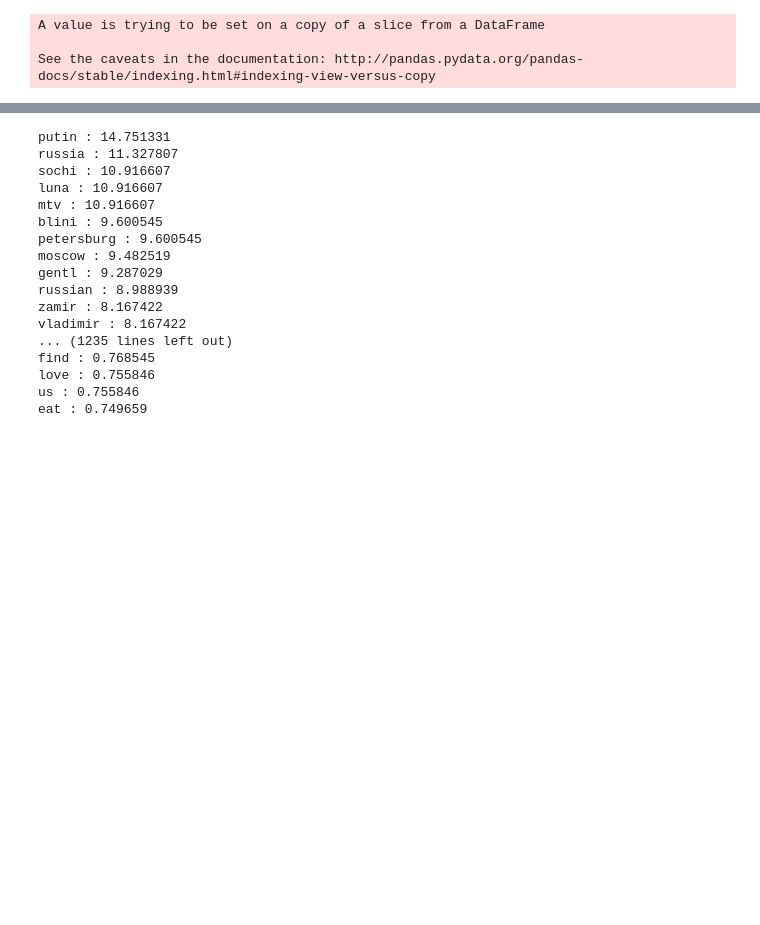
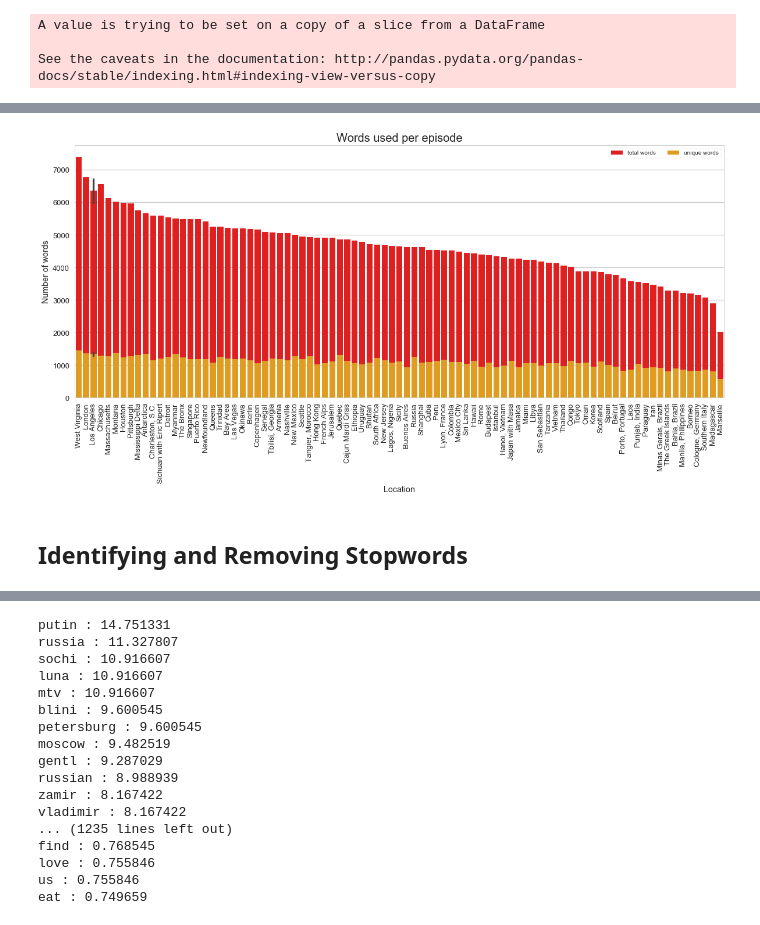
Before and after one commit to katherinechandler/puk_nlp, a Jupyter notebook: parts_unknown_initial_exploration.ipynb, the cells around one changed output, grey strips where cells are left out. Cells and saved outputs as stored; diff of their text form; code cells hidden in the pictures; blank space fills up the shorter version.

```diff
--- a/parts_unknown_initial_exploration.ipynb
+++ b/parts_unknown_initial_exploration.ipynb
@@ -296,2 +186,0 @@ def stemmer():
-# %%
-r_vocab, global_vocab = stemmer()
@@ -379,0 +257,4 @@ realli   1014
+# %%
+# started with the standard nltk.word_tokenize tokenizer
+
+r_vocab, global_vocab = tokenizer_stemmer(nltk.word_tokenize)
@@ -379,0 +265,14 @@ realli   1014
+# %%
+# set up list of tuples of episode, number of words, and unique number of words
+
+words_episode = []
+for episode in r_vocab.keys():
+    words_episode.append((episode, len(r_vocab[episode]), len(set(r_vocab[episode]))))
+
+# add tuples to DF and merge location name from 'episode_locations' data frame
+episode_vocab_count = pd.DataFrame.from_records(words_episode)
+episode_vocab_count.columns = ['episodeID', 'vocab_count', 'unique_vocab_count']
+episode_vocab_count = episode_vocab_count.merge(episode_locations, on='episodeID', how='left')
+episode_vocab_count = episode_vocab_count[['air_date','episodeID', 'episode_location', 'vocab_count', 'unique_vocab_count']]
+# %%
+episode_vocab_count.air_date = pd.to_datetime(episode_vocab_count.air_date)
@@ -379,0 +299,30 @@ realli   1014
+# %%
+import seaborn as sns
+
+sns.set_context(context='talk', font_scale=1)
+fig, ax = plt.subplots(1, 1, figsize=(20,8))
+sns.set(style="whitegrid")
+
+#plot total words per episode
+sns.barplot(x="episode_location", y="vocab_count",
+            data=episode_vocab_count.sort_values('vocab_count', axis=0, ascending=False),
+            color="red",
+            label='total words')
+
+#plot unique words per episode
+sns.barplot(x="episode_location", y="unique_vocab_count",
+            data=episode_vocab_count.sort_values('vocab_count', axis=0, ascending=False),
+            color="orange",
+            label='unique words')
+
+plt.setp(ax.get_xticklabels(), rotation=90)
+ax.legend(ncol=2, loc="upper right", frameon=True)
+plt.title('Words used per episode', fontsize=20)
+plt.ylabel('Number of words')
+plt.xlabel('Location')
+
+plt.show()
+# %% [output]
+[figure, added]
+# %% [markdown]
+## Identifying and Removing Stopwords
```
Also changed, not shown: parts of 133 cells of this notebook.
